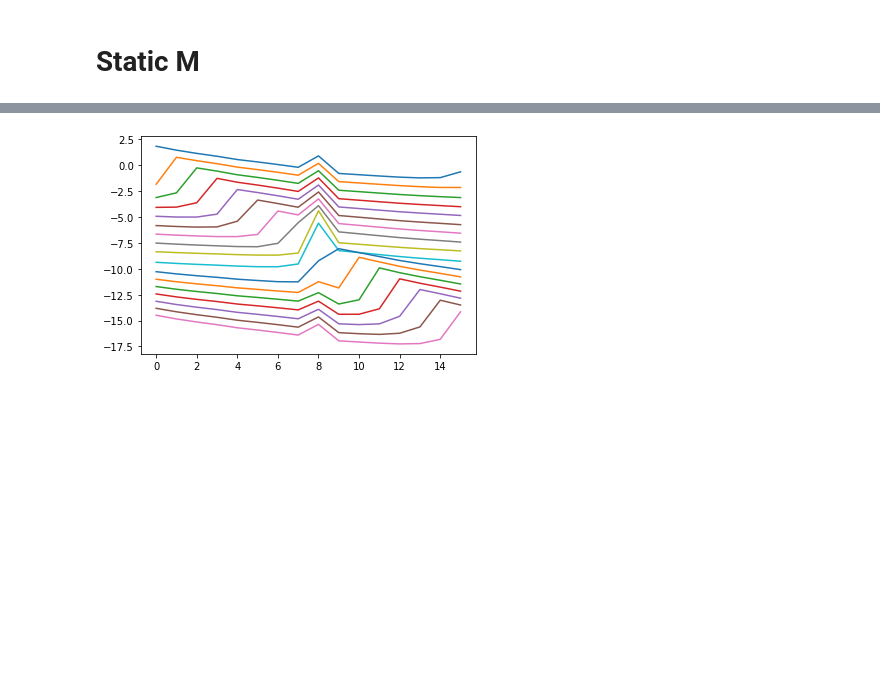
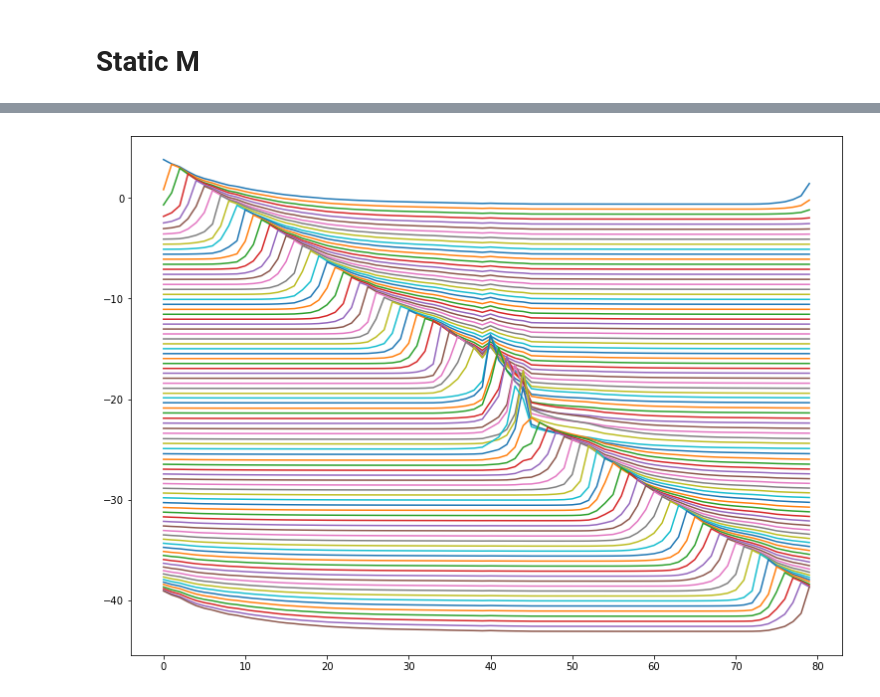
Before and after one commit to chingf/sr-project, a Jupyter notebook: notebooks/7b-feeder-and-cache.ipynb, the cells around one changed output, grey strips where cells are left out. Drawn from its saved outputs; the diff is of its cells as text; code cells hidden in the pictures; blank space fills up the shorter version.

Commit message:
Update for feeder plot and cache plot for Emily's talk

```diff
--- a/notebooks/7b-feeder-and-cache.ipynb
+++ b/notebooks/7b-feeder-and-cache.ipynb
@@ -117,7 +62,10 @@ plt.show()
 # %% [markdown]
 # Static M
+# %%
+gamma = 0.97
+plot_feeder_cells = True
 # %%
-M = get_M(normalize(T_counts), 0.95)
+M = get_M(normalize(T_counts), gamma)
 plt.figure()
 plt.imshow(M)
 plt.title('M at the end of the walk')
@@ -127,7 +75,37 @@ plt.show()
 # %%
-M = get_M(normalize(T_counts), 0.95)
-M = M[:, np.concatenate((np.arange(8), [24], np.arange(8,16)))]
-aliased_M = M[:16,:17] + M[16:,:17]
+if plot_feeder_cells:
+    feeder_states = np.concatenate([
+        np.arange(f*dataset.expansion, (f+1)*dataset.expansion) for f in dataset.feeder_states
+        ]) + (dataset.num_spatial_states*dataset.expansion)
+    interleaved_feeder_states = list(chain(*zip(dataset.feeder_states, feeder_states)))
+    feeder_states = interleaved_feeder_states
+else:
+    feeder_states = dataset.feeder_states
+pre_feeder_state = (dataset.feeder_states[0])*dataset.expansion - 1
+post_feeder_state = (dataset.feeder_states[-1])*dataset.expansion - 1
+
+# Drop unused non-spatial columns
+M = M[:, np.concatenate((
+    np.arange(pre_feeder_state),
+    feeder_states,
+    np.arange(post_feeder_state, dataset.num_spatial_states)
+    ))]
+
+# Sum matrix across aliased spatial states
+_aliased_M = M[:dataset.num_spatial_states*dataset.expansion]
+_aliased_M += M[dataset.num_spatial_states*dataset.expansion:]
+
+# Squash expansion if necessary
+if dataset.expansion > 1:
+    aliased_M = np.zeros((dataset.num_spatial_states, _aliased_M.shape[1]))
+    for i in range(dataset.num_spatial_states):
+        for j in range(_aliased_M.shape[1]):
+            aliased_M[i,j] = np.mean(
+                _aliased_M[np.arange(i*dataset.expansion, (i+1)*dataset.expansion), j]
+                )
+else:
+    aliased_M = _aliased_M
+
 plt.figure()
 plt.imshow(aliased_M.T)
 plt.title('$M^\intercal$ at the end of the walk for spatial states')
@@ -151,13 +129,13 @@ plt.show()
 # %%
 plt_idx = 0
-plt_step = -1.
-plt.figure()
+plt_step = -0.5 #-1.
+plt.figure(figsize=(6.4*2, 4.8*2))
 for ff in norm_aliased_M.T:
     plt.plot(ff + plt_idx)
     plt_idx += plt_step
 plt.show()
 # %% [output]
-[figure, old version]
+[figure, new version]
 # %%
 plt.figure()
 plt.plot(np.mean(norm_aliased_M.T, axis=0))
```
Also changed, not shown: parts of 19 cells of this notebook, 2 other files.
